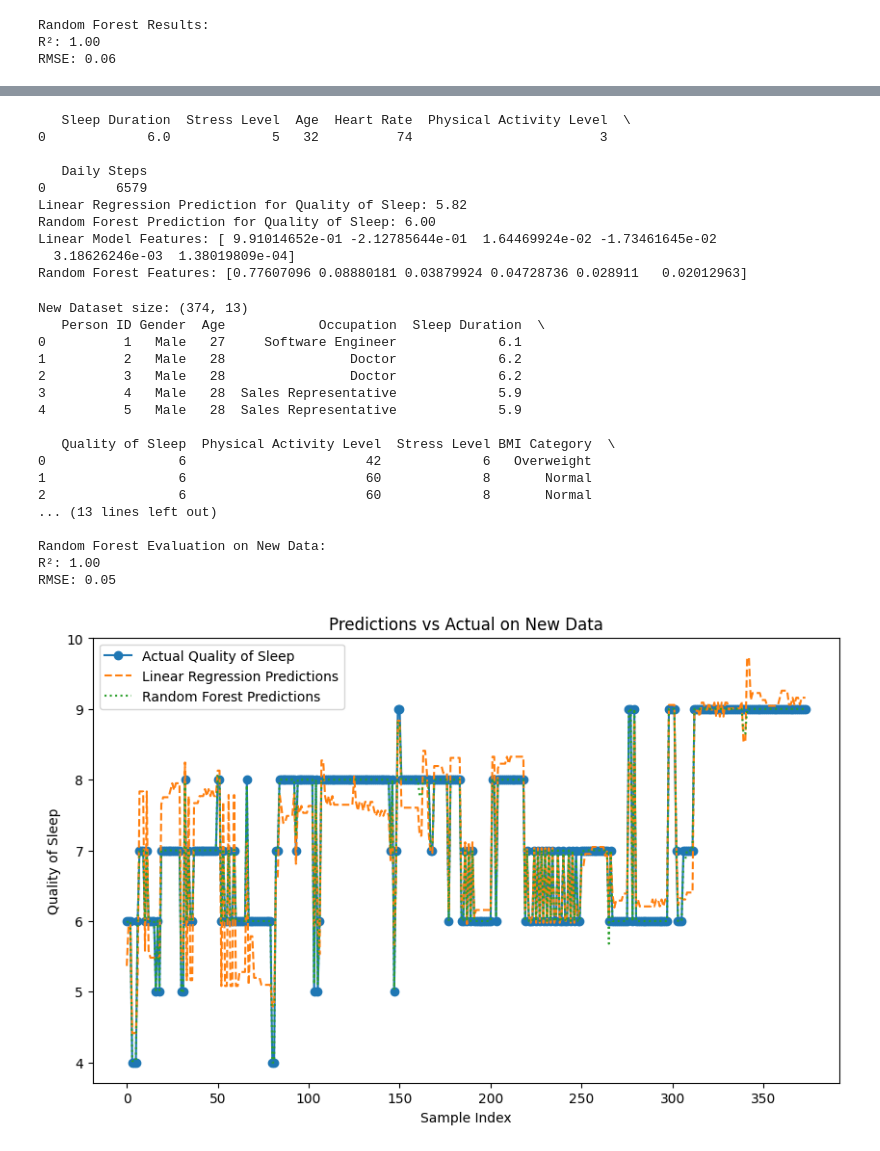
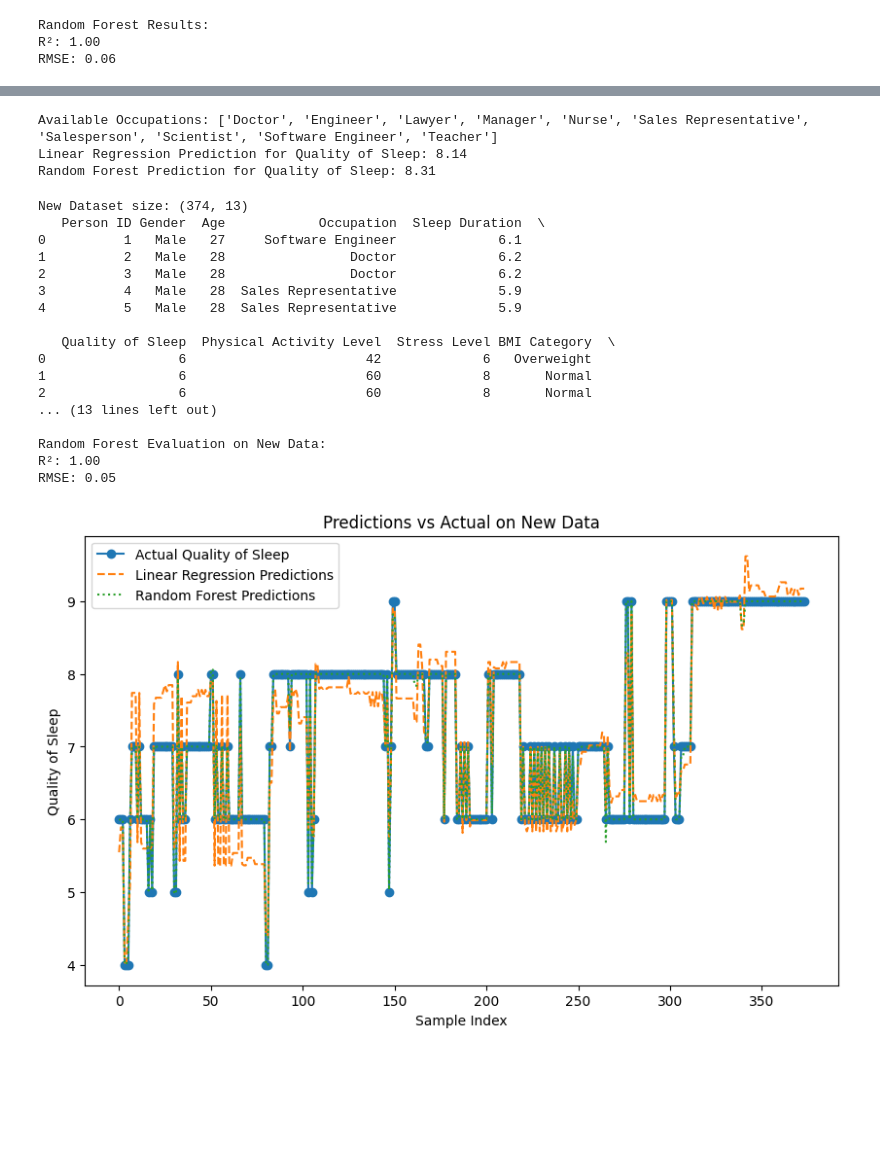
Before and after one commit to DPatel03/CTP_Project, a Jupyter notebook: regression.ipynb, the cells around one changed output, grey strips where cells are left out. Saved outputs shown, nothing was run; the diff lists cells and outputs as text; code cells hidden in the pictures; blank space fills up the shorter version.

```diff
--- a/regression.ipynb
+++ b/regression.ipynb
@@ -141,48 +170,73 @@ plt.show()
 # %%
-# Custom Input for Testing
+# Available Occupations from the dataset
+occupations = [col.replace('Occupation_', '') for col in X.columns if col.startswith('Occupation_')]
+
+# Prompt user for input, including occupation
+print(f"Available Occupations: {occupations}")
 user_input = {
     'Sleep Duration': float(input("Enter Sleep Duration (e.g., 7.5): ")),
     'Stress Level': int(input("Enter Stress Level (1-10): ")),
     'Age': int(input("Enter Age (e.g., 30): ")),
     'Heart Rate': int(input("Enter Heart Rate (e.g., 72): ")),
     'Physical Activity Level': int(input("Enter Physical Activity Level (1-5): ")),
-    'Daily Steps': int(input("Enter Daily Steps (e.g., 5000): "))
+    'Daily Steps': int(input("Enter Daily Steps (e.g., 5000): ")),
+    'Occupation': input("Enter Occupation (e.g., Doctor): ")
 }
 
+# Convert user input into a DataFrame
+user_input_df = pd.DataFrame([user_input])
 
+# One-Hot Encode the Occupation for the user input
+for occ in occupations:
+    user_input_df[f'Occupation_{occ}'] = 1 if user_input_df['Occupation'].iloc[0] == occ else 0
 
-# Convert to DataFrame
-user_input_df = pd.DataFrame([user_input])  # Single row DataFrame
-print(user_input_df)
-# Linear Regression Prediction
+# Drop the original Occupation column (as it's now encoded)
+user_input_df = user_input_df.drop(columns=['Occupation'])
+
+# Align input features with the training set columns
+missing_cols = [col for col in X.columns if col not in user_input_df.columns]
+for col in missing_cols:
+    user_input_df[col] = 0  # Add missing columns with default 0
+
+# Ensure the input columns are in the same order as the training set
+user_input_df = user_input_df[X.columns]
+
+# Make predictions
 pred_lr = linear_model.predict(user_input_df)
+pred_rf = rf_model.predict(user_input_df)
+
+# Display predictions
 print(f"Linear Regression Prediction for Quality of Sleep: {pred_lr[0]:.2f}")
-
-# Random Forest Prediction
-pred_rf = rf_model.predict(user_input_df)
 print(f"Random Forest Prediction for Quality of Sleep: {pred_rf[0]:.2f}")
-print("Linear Model Features:", linear_model.coef_)
-print("Random Forest Features:", rf_model.feature_importances_)
 # %% [output]
-   Sleep Duration  Stress Level  Age  Heart Rate  Physical Activity Level  \
-0             6.0             5   32          74                        3
-
-   Daily Steps
-0         6579
-Linear Regression Prediction for Quality of Sleep: 5.82
-Random Forest Prediction for Quality of Sleep: 6.00
-Linear Model Features: [ 9.91014652e-01 -2.12785644e-01  1.64469924e-02 -1.73461645e-02
-  3.18626246e-03  1.38019809e-04]
-Random Forest Features: [0.77607096 0.08880181 0.03879924 0.04728736 0.028911   0.02012963]
+Available Occupations: ['Doctor', 'Engineer', 'Lawyer', 'Manager', 'Nurse', 'Sales Representative', 'Salesperson', 'Scientist', 'Software Engineer', 'Teacher']
+Linear Regression Prediction for Quality of Sleep: 8.14
+Random Forest Prediction for Quality of Sleep: 8.31
 # %%
 # Load the new dataset
 new_df = pd.read_csv('Sleep_health_and_lifestyle_dataset.csv')
 print(f"New Dataset size: {new_df.shape}")
 print(new_df.head())
 
+# Validate Occupation feature
+if 'Occupation' not in new_df.columns:
+    raise ValueError("The new dataset does not contain an 'Occupation' column!")
+
+# One-Hot Encode Occupation in the new dataset
+occupations = [col.replace('Occupation_', '') for col in X.columns if col.startswith('Occupation_')]
+for occ in occupations:
+    new_df[f'Occupation_{occ}'] = new_df['Occupation'].apply(lambda x: 1 if x == occ else 0)
+
+# Drop the original Occupation column
+new_df = new_df.drop(columns=['Occupation'])
+
 # Ensure the new data contains the required features
-X_new = new_df[['Sleep Duration', 'Stress Level', 'Age', 'Heart Rate',
-                'Physical Activity Level', 'Daily Steps']]
+missing_cols = [col for col in X.columns if col not in new_df.columns]
+for col in missing_cols:
+    new_df[col] = 0  # Add missing columns with default 0
+
+# Align new data columns to match the training data
+X_new = new_df[X.columns]  # Select features in the correct order
 y_actual = new_df['Quality of Sleep']  # Actual target for evaluation
 
 # Linear Regression Predictions
@@ -202,34 +256,34 @@ print(f"R²: {metrics.r2_score(y_actual, y_pred_rf_new):.2f}")
 print(f"RMSE: {np.sqrt(metrics.mean_squared_error(y_actual, y_pred_rf_new)):.2f}")
 
 # Optional: Visualize predictions vs actual
 plt.figure(figsize=(10, 6))
 plt.plot(y_actual.values, label='Actual Quality of Sleep', marker='o')
 plt.plot(y_pred_lr_new, label='Linear Regression Predictions', linestyle='--')
 plt.plot(y_pred_rf_new, label='Random Forest Predictions', linestyle=':')
 plt.legend()
 plt.title('Predictions vs Actual on New Data')
 plt.xlabel('Sample Index')
 plt.ylabel('Quality of Sleep')
 plt.show()
 # %% [output]
 New Dataset size: (374, 13)
    Person ID Gender  Age            Occupation  Sleep Duration  \
 0          1   Male   27     Software Engineer             6.1
 1          2   Male   28                Doctor             6.2
 2          3   Male   28                Doctor             6.2
 3          4   Male   28  Sales Representative             5.9
 4          5   Male   28  Sales Representative             5.9
 
    Quality of Sleep  Physical Activity Level  Stress Level BMI Category  \
 0                 6                       42             6   Overweight
 1                 6                       60             8       Normal
 2                 6                       60             8       Normal
 ... (13 lines left out)
 
 Random Forest Evaluation on New Data:
 R²: 1.00
 RMSE: 0.05
-[figure, old version]
+[figure, new version]
 # %%
 # Define a tolerance level
 tolerance = 0.5
```
Also changed, not shown: parts of 7 cells of this notebook, 2 other files.
